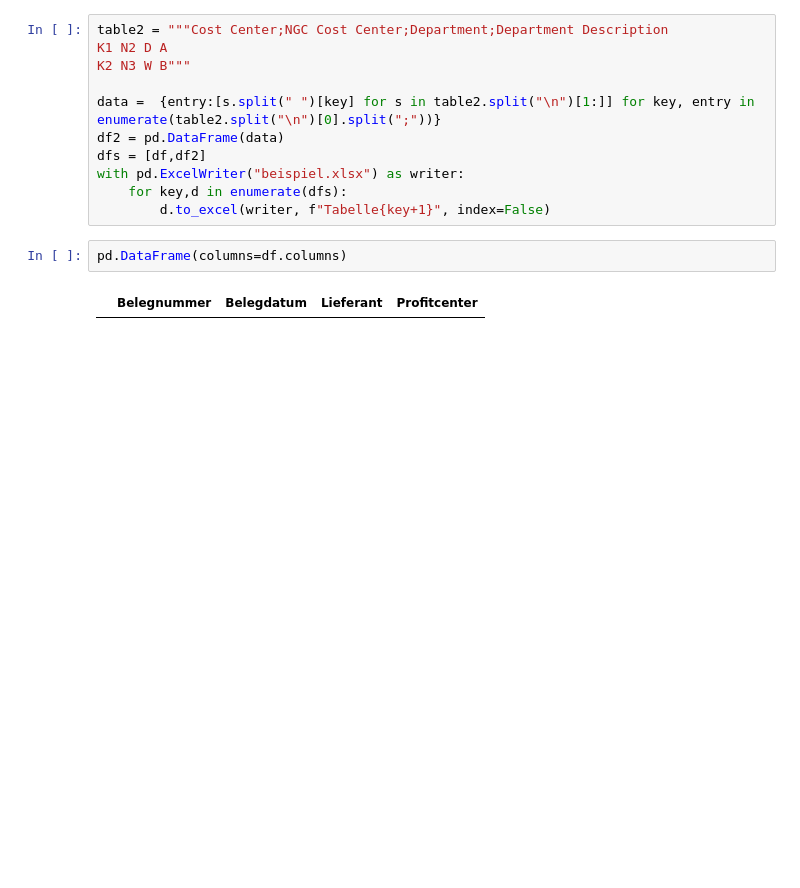
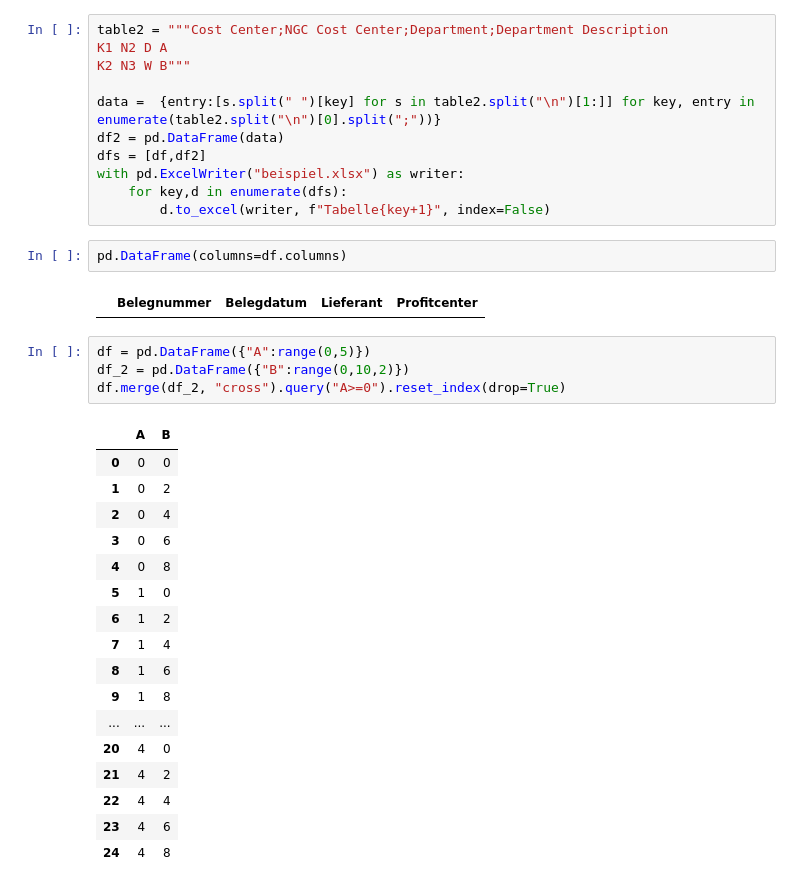
Before and after one commit to oilyshelf/AutomaModela, a Jupyter notebook: Notebooks/bpmn.ipynb, the cells around one changed output. Cells and saved outputs as stored; diff of their text form; blank space fills up the shorter version.

```diff
--- a/Notebooks/bpmn.ipynb
+++ b/Notebooks/bpmn.ipynb
@@ -695,3 +705,25 @@ with pd.ExcelWriter("beispiel.xlsx") as writer:
 pd.DataFrame(columns=df.columns)
 # %% [output]
 |  | Belegnummer | Belegdatum | Lieferant | Profitcenter |
+# %%
+df = pd.DataFrame({"A":range(0,5)})
+df_2 = pd.DataFrame({"B":range(0,10,2)})
+df.merge(df_2, "cross").query("A>=0").reset_index(drop=True)
+# %% [output]
+|  | A | B |
+| 0 | 0 | 0 |
+| 1 | 0 | 2 |
+| 2 | 0 | 4 |
+| 3 | 0 | 6 |
+| 4 | 0 | 8 |
+| 5 | 1 | 0 |
+| 6 | 1 | 2 |
+| 7 | 1 | 4 |
+| 8 | 1 | 6 |
+| 9 | 1 | 8 |
+| ... | ... | ... |
+| 20 | 4 | 0 |
+| 21 | 4 | 2 |
+| 22 | 4 | 4 |
+| 23 | 4 | 6 |
+| 24 | 4 | 8 |
```
Also changed, not shown: parts of 2 cells of this notebook, 11 other files.
